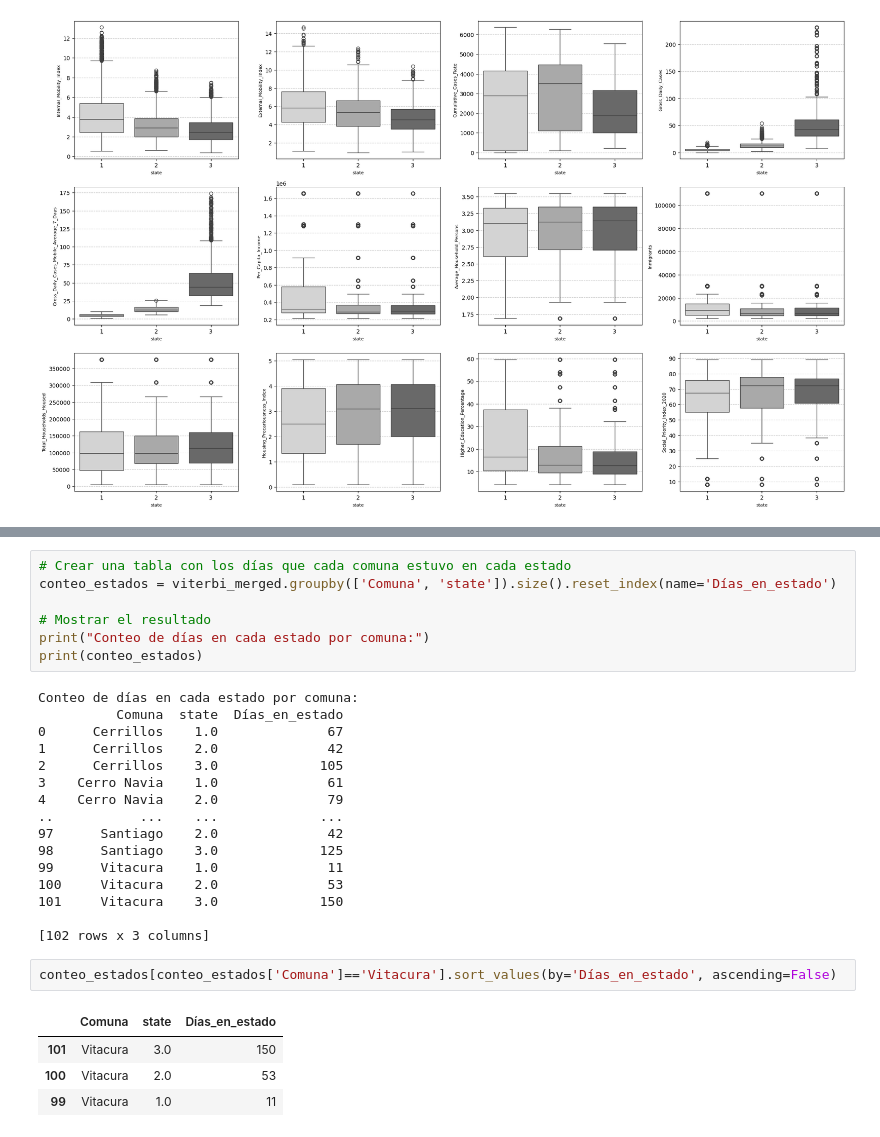
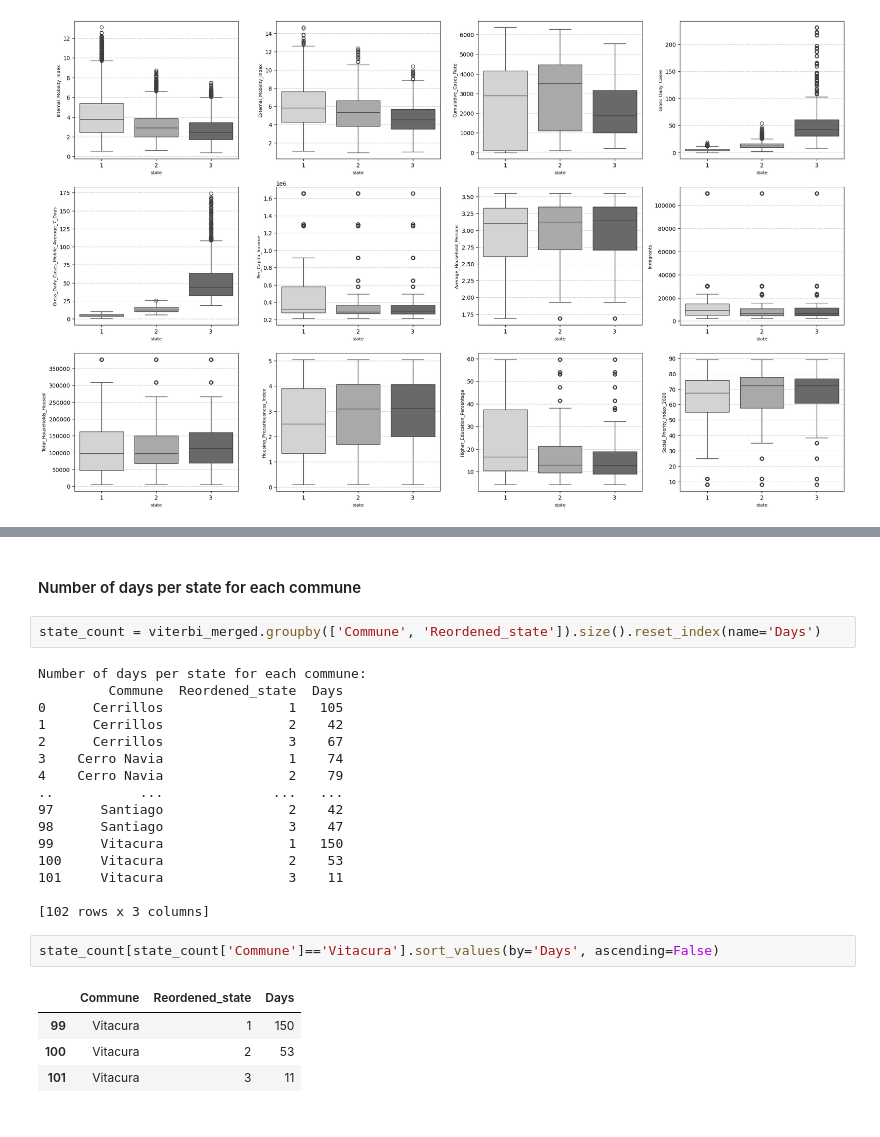
Before and after one commit to lugerlakes/covid-nhmm, a Jupyter notebook: notebooks/nHMM.ipynb, the cells around one changed output, grey strips where cells are left out. Cells and saved outputs as stored; diff of their text form.

```diff
--- a/notebooks/nHMM.ipynb
+++ b/notebooks/nHMM.ipynb
@@ -498,31 +506,28 @@ _______________
+# %% [markdown]
+#### Number of days per state for each commune
 # %%
-# Crear una tabla con los días que cada comuna estuvo en cada estado
-conteo_estados = viterbi_merged.groupby(['Comuna', 'state']).size().reset_index(name='Días_en_estado')
-
-# Mostrar el resultado
-print("Conteo de días en cada estado por comuna:")
-print(conteo_estados)
+state_count = viterbi_merged.groupby(['Commune', 'Reordened_state']).size().reset_index(name='Days')
 # %% [output]
-Conteo de días en cada estado por comuna:
-          Comuna  state  Días_en_estado
-0      Cerrillos    1.0              67
-1      Cerrillos    2.0              42
-2      Cerrillos    3.0             105
-3    Cerro Navia    1.0              61
-4    Cerro Navia    2.0              79
-..           ...    ...             ...
-97      Santiago    2.0              42
-98      Santiago    3.0             125
-99      Vitacura    1.0              11
-100     Vitacura    2.0              53
-101     Vitacura    3.0             150
+Number of days per state for each commune:
+         Commune  Reordened_state  Days
+0      Cerrillos                1   105
+1      Cerrillos                2    42
+2      Cerrillos                3    67
+3    Cerro Navia                1    74
+4    Cerro Navia                2    79
+..           ...              ...   ...
+97      Santiago                2    42
+98      Santiago                3    47
+99      Vitacura                1   150
+100     Vitacura                2    53
+101     Vitacura                3    11
 
 [102 rows x 3 columns]
 # %%
-conteo_estados[conteo_estados['Comuna']=='Vitacura'].sort_values(by='Días_en_estado', ascending=False)
+state_count[state_count['Commune']=='Vitacura'].sort_values(by='Days', ascending=False)
 # %% [output]
-|  | Comuna | state | Días_en_estado |
-| 101 | Vitacura | 3.0 | 150 |
-| 100 | Vitacura | 2.0 | 53 |
-| 99 | Vitacura | 1.0 | 11 |
+|  | Commune | Reordened_state | Days |
+| 99 | Vitacura | 1 | 150 |
+| 100 | Vitacura | 2 | 53 |
+| 101 | Vitacura | 3 | 11 |
 # %%
```
Also changed, not shown: parts of 30 cells of this notebook.
